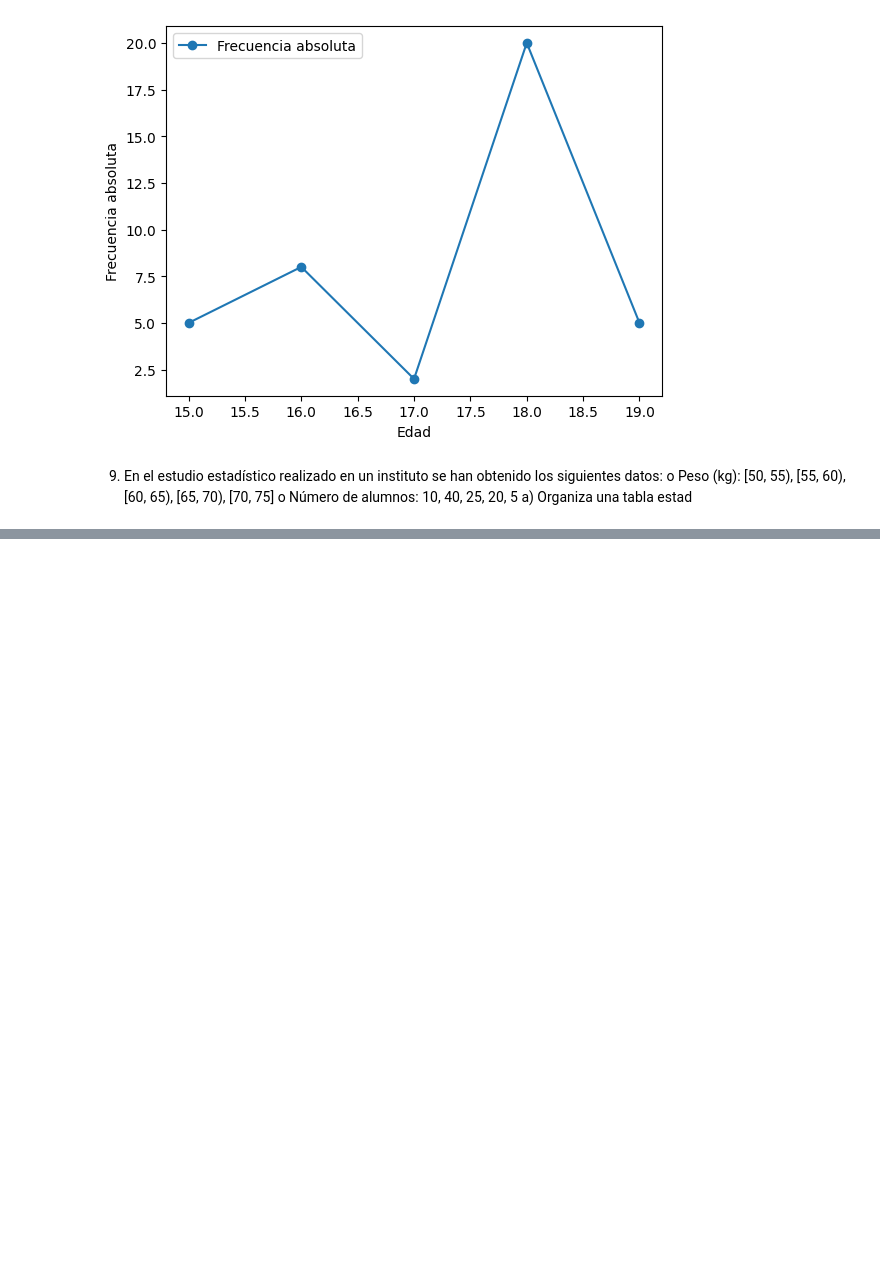
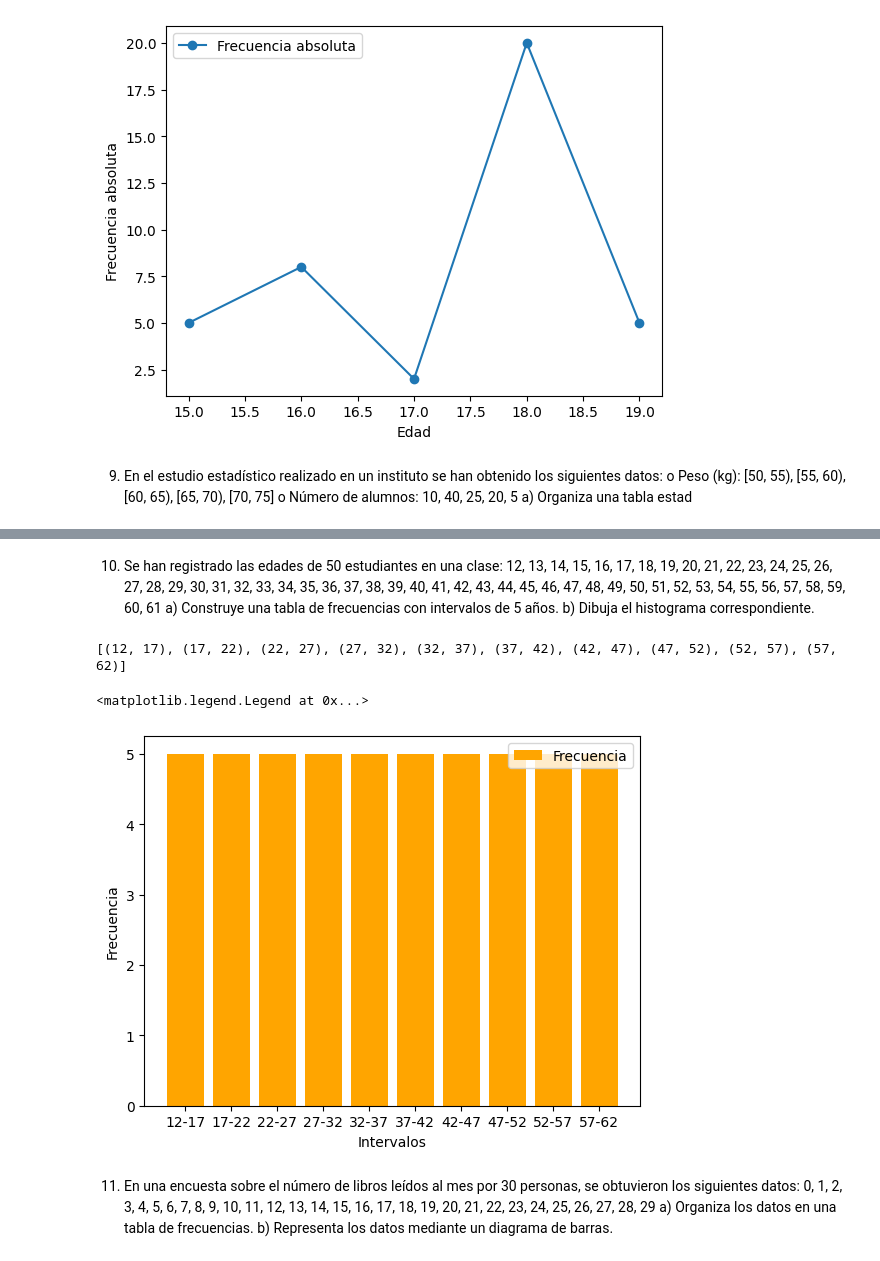
Before and after one commit to antonyYG/ejercicios_math, a Jupyter notebook: ejercicios_mat.ipynb, the cells around one changed output, grey strips where cells are left out. Cells and saved outputs as stored; diff of their text form; code cells hidden in the pictures; blank space fills up the shorter version.

```diff
--- a/ejercicios_mat.ipynb
+++ b/ejercicios_mat.ipynb
@@ -264,0 +281,42 @@ datos = {
+# %% [markdown]
+10. Se han registrado las edades de 50 estudiantes en una clase:
+12, 13, 14, 15, 16, 17, 18, 19, 20, 21, 22, 23, 24, 25, 26, 27, 28, 29, 30, 31, 32,
+33, 34, 35, 36, 37, 38, 39, 40, 41, 42, 43, 44, 45, 46, 47, 48, 49, 50, 51, 52, 53,
+54, 55, 56, 57, 58, 59, 60, 61
+a) Construye una tabla de frecuencias con intervalos de 5 años.
+b) Dibuja el histograma correspondiente.
+# %%
+datos = [12, 13, 14, 15, 16, 17, 18, 19, 20, 21, 22, 23, 24, 25, 26, 27, 28, 29, 30, 31, 32, 33, 34, 35, 36, 37, 38, 39, 40, 41, 42, 43, 44, 45, 46, 47, 48, 49, 50, 51, 52, 53, 54, 55, 56, 57, 58, 59, 60, 61]
+minimp = min(datos)
+maximp = max(datos)
+intervalo = 5
+intervalos = []
+while minimp <= maximp:
+    maximo = minimp + intervalo
+    intervalos.append((minimp, maximo))
+    minimp = maximo
+print(intervalos)
+
+
+
+df = pd.DataFrame(columns=['intervalo','frecuencia'])
+df['intervalo'] = [f'{lower}-{upper}' for lower, upper in intervalos]
+df['frecuencia'] = [5,5,5,5,5,5,5,5,5,5]
+df
+
+fig, ax = plt.subplots()
+ax.bar(df['intervalo'],df['frecuencia'], label='Frecuencia',color="orange")
+ax.set_xlabel('Intervalos')
+ax.set_ylabel('Frecuencia')
+ax.legend()
+# %% [output]
+[(12, 17), (17, 22), (22, 27), (27, 32), (32, 37), (37, 42), (42, 47), (47, 52), (52, 57), (57, 62)]
+<matplotlib.legend.Legend at 0x...>
+[figure, added]
+# %% [markdown]
+11. En una encuesta sobre el número de libros leídos al mes por 30 personas, se
+obtuvieron los siguientes datos:
+0, 1, 2, 3, 4, 5, 6, 7, 8, 9, 10, 11, 12, 13, 14, 15, 16, 17, 18, 19, 20, 21, 22, 23, 24,
+25, 26, 27, 28, 29
+a) Organiza los datos en una tabla de frecuencias.
+b) Representa los datos mediante un diagrama de barras.
```
Also changed, not shown: parts of 2 cells of this notebook.
